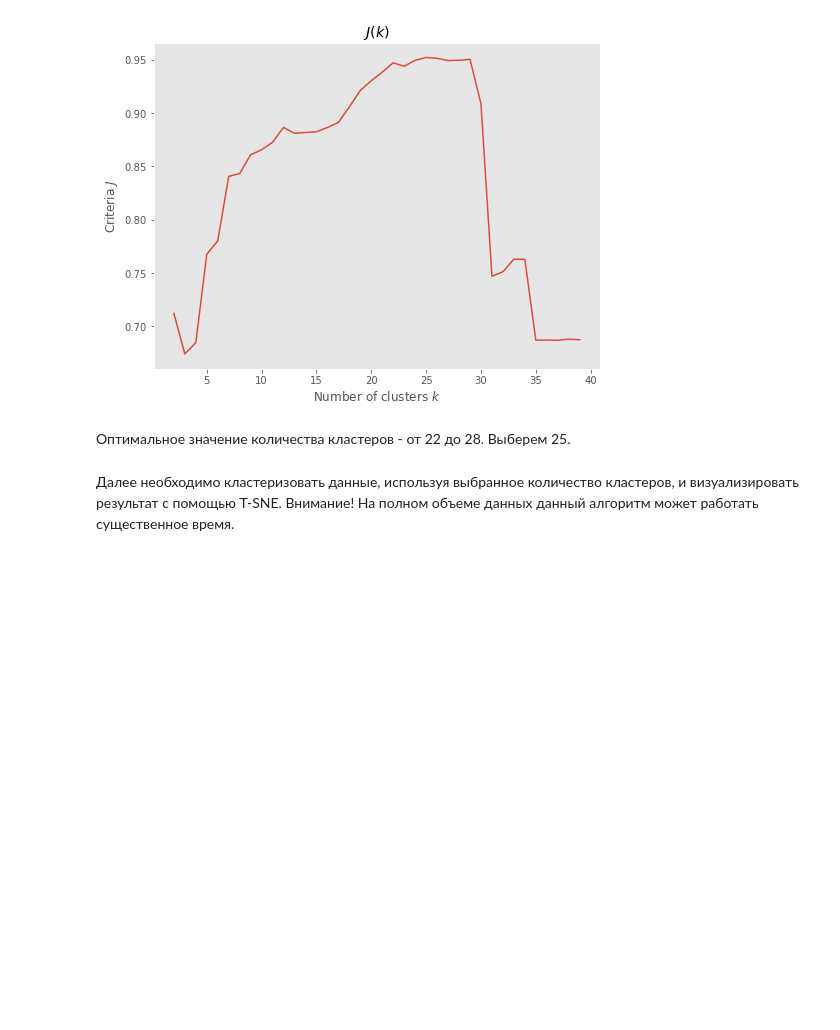
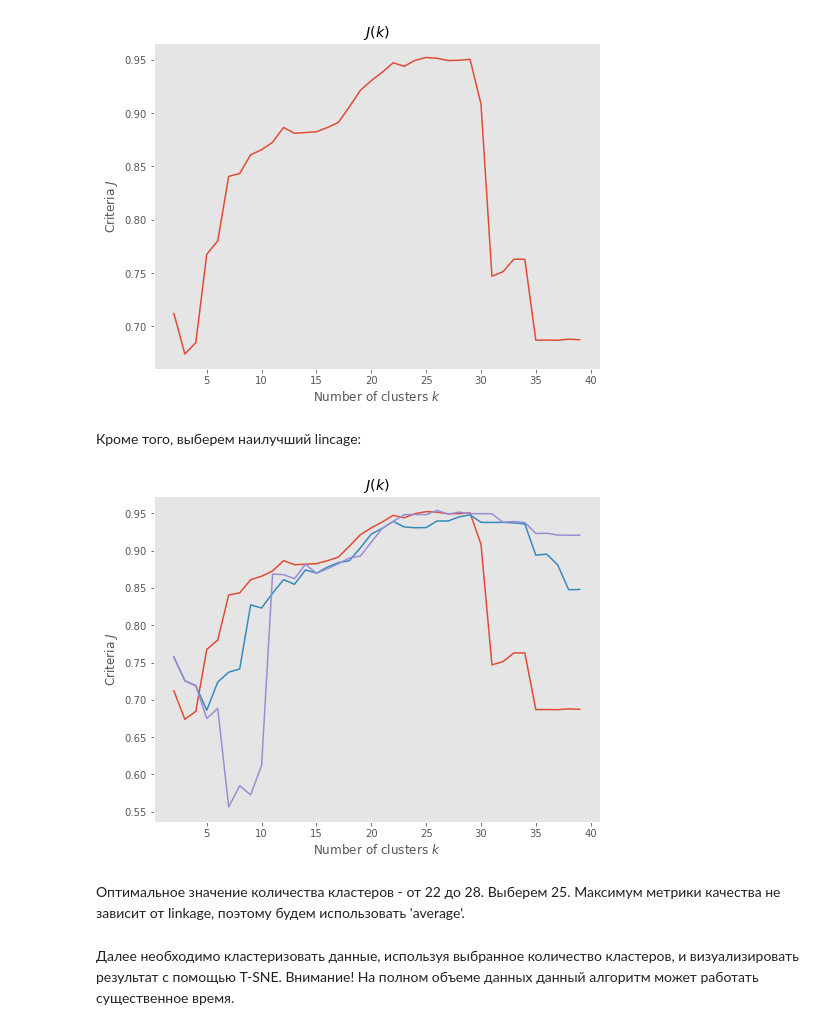
Before and after one commit to is-kozlov/sphere_hw, a Jupyter notebook: Kozlov_hw2.ipynb, the cells around one changed output. Cells and saved outputs as stored; diff of their text form; code cells hidden in the pictures; blank space fills up the shorter version.

```diff
--- a/Kozlov_hw2.ipynb
+++ b/Kozlov_hw2.ipynb
@@ -337,8 +345,36 @@ pl.grid()
 pl.show()
 # %% [output]
 [figure]
+# %% [markdown]
+Кроме того, выберем наилучший lincage:
+# %%
+x = data_df[['latitude', 'longitude']].values
+#x = x[np.random.randint(0,5000,100)]
+
+ks = range(2, 40)
+criteria = np.zeros((3,len(ks)))
+
+for i, k in enumerate(ks):
+    for j, metric in enumerate(['ward', 'complete', 'average']):
+        #cls = Clustering(n_clusters=k)
+        cls = AgglomerativeClustering(n_clusters=k, linkage=metric)
+        y = cls.fit_predict(x)
+        criteria[j, i] = quality(x, y)
+    #print k
+
+pl.figure(figsize=(8, 6))
+pl.plot(ks, criteria[0])
+pl.plot(ks, criteria[1])
+pl.plot(ks, criteria[2])
+pl.title("$J(k)$")
+pl.ylabel("Criteria $J$")
+pl.xlabel("Number of clusters $k$")
+pl.grid()
+pl.show()
+# %% [output]
+[figure, added]
 # %% [markdown]
-Оптимальное значение количества кластеров - от 22 до 28. Выберем 25.
+Оптимальное значение количества кластеров - от 22 до 28. Выберем 25. Максимум метрики качества не зависит от linkage, поэтому будем использовать 'average'.
 # %% [markdown]
 Далее необходимо кластеризовать данные, используя выбранное количество кластеров, и визуализировать результат с помощью T-SNE. Внимание! На полном объеме данных данный алгоритм может работать существенное время.
 # %%
```
Also changed, not shown: parts of 4 cells of this notebook.
